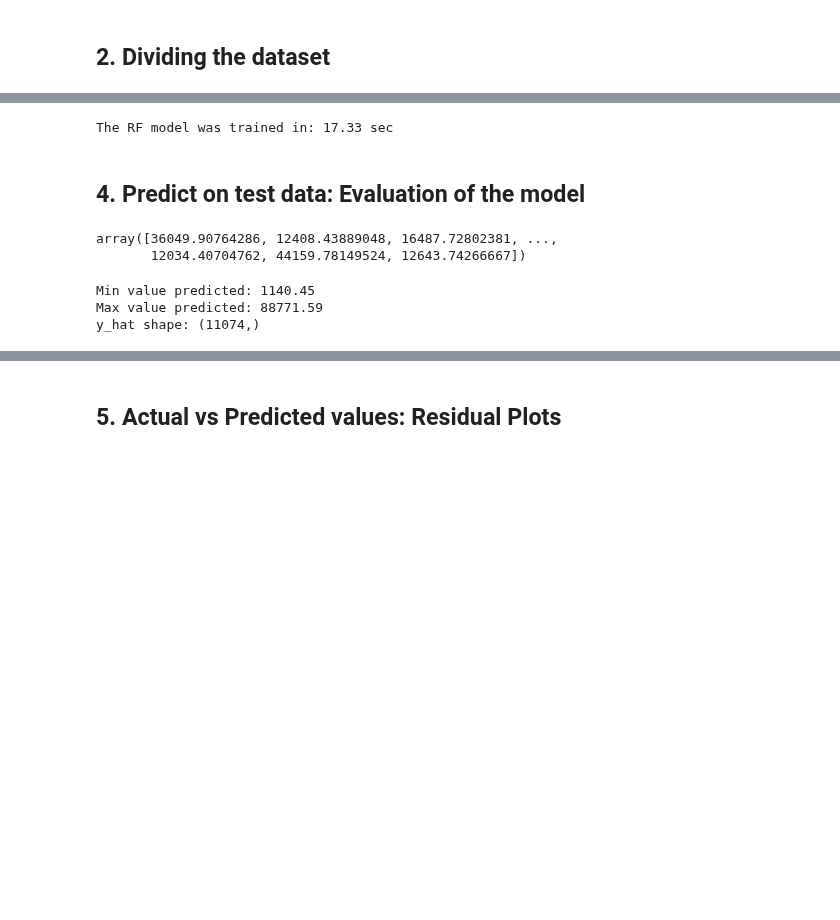
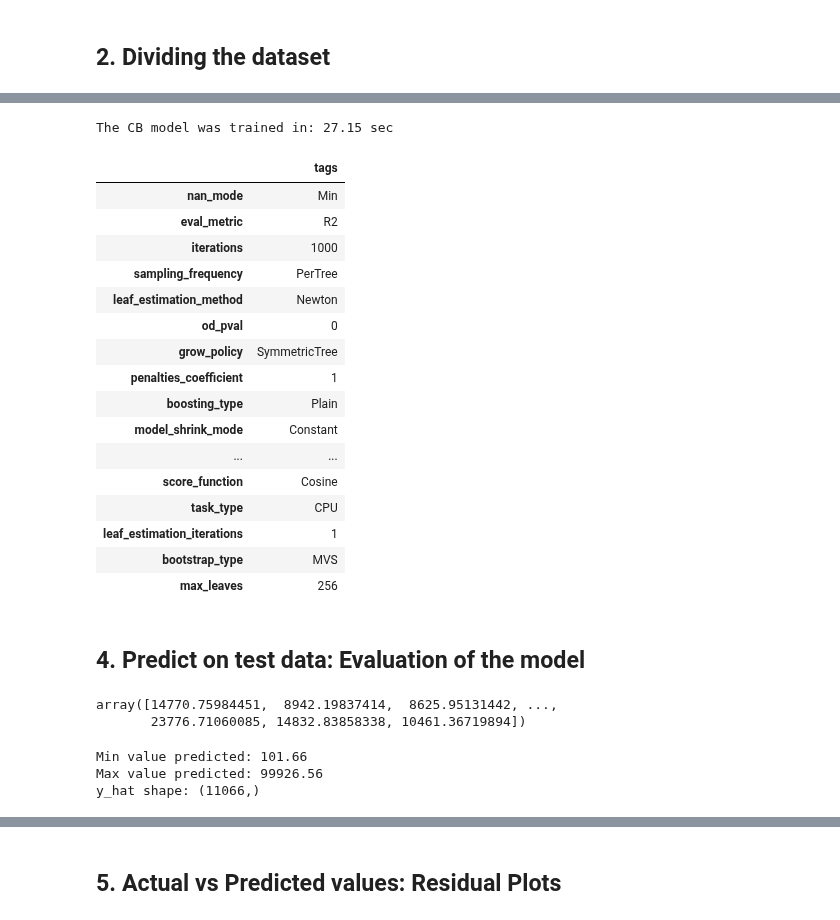
Before and after one commit to caresppen/UsedCarsAppraiser, a Jupyter notebook: notebooks/12b_Model_Builder-CB.ipynb, the cells around one changed output, grey strips where cells are left out. Saved outputs shown, nothing was run; the diff lists cells and outputs as text; code cells hidden in the pictures; blank space fills up the shorter version.

```diff
--- a/notebooks/12b_Model_Builder-CB.ipynb
+++ b/notebooks/12b_Model_Builder-CB.ipynb
@@ -60,22 +63,44 @@ The hyperparameters for the `RF` have been chosen based on the results of the Gr
 # %%
 start_time = time()
 
-rf = RandomForestRegressor(bootstrap=False,
-                           max_features='sqrt',
-                           min_samples_split=10,
-                           n_estimators=250
-                          )
+cb = CatBoostRegressor(depth=8,
+                       learning_rate=0.12,
+                       l2_leaf_reg=0.1,
+                       iterations=1000,
+                       eval_metric='R2',
+                       verbose=False)
 
-rf.fit(X_train, y_train)
+cb.fit(X_train, y_train, early_stopping_rounds=10) # od_type="Iter", od_wait=10
 
 exec_time = time() - start_time
-print('The RF model was trained in: {:.2f} sec'.format(exec_time))
+print('The CB model was trained in: {:.2f} sec'.format(exec_time))
 # %% [output]
-The RF model was trained in: 17.33 sec
+The CB model was trained in: 27.15 sec
+# %%
+# Parameters
+pd.DataFrame(cb.get_all_params()).T
+# %% [output]
+|  | tags |
+| nan_mode | Min |
+| eval_metric | R2 |
+| iterations | 1000 |
+| sampling_frequency | PerTree |
+| leaf_estimation_method | Newton |
+| od_pval | 0 |
+| grow_policy | SymmetricTree |
+| penalties_coefficient | 1 |
+| boosting_type | Plain |
+| model_shrink_mode | Constant |
+| ... | ... |
+| score_function | Cosine |
+| task_type | CPU |
+| leaf_estimation_iterations | 1 |
+| bootstrap_type | MVS |
+| max_leaves | 256 |
 # %% [markdown]
 ## 4. Predict on test data: Evaluation of the model
 # %%
-y_hat = rf.predict(X_test)
+y_hat = cb.predict(X_test)
 
 display(y_hat)
 print("Min value predicted: {:.2f}\n\
@@ -83,10 +108,10 @@ Max value predicted: {:.2f}"\
       .format(np.min(y_hat), np.max(y_hat)))
 print("y_hat shape: {}".format(y_hat.shape))
 # %% [output]
-array([36049.90764286, 12408.43889048, 16487.72802381, ...,
-       12034.40704762, 44159.78149524, 12643.74266667])
+array([14770.75984451,  8942.19837414,  8625.95131442, ...,
+       23776.71060085, 14832.83858338, 10461.36719894])
-Min value predicted: 1140.45
-Max value predicted: 88771.59
-y_hat shape: (11074,)
+Min value predicted: 101.66
+Max value predicted: 99926.56
+y_hat shape: (11066,)
 # %% [markdown]
 Time to evaluate the prediction of the model. It needs to be generalized using cross-validation to verify if the model is stable and feasible to be used on new inputs.
```
Also changed, not shown: parts of 25 cells of this notebook, 27 other files.
